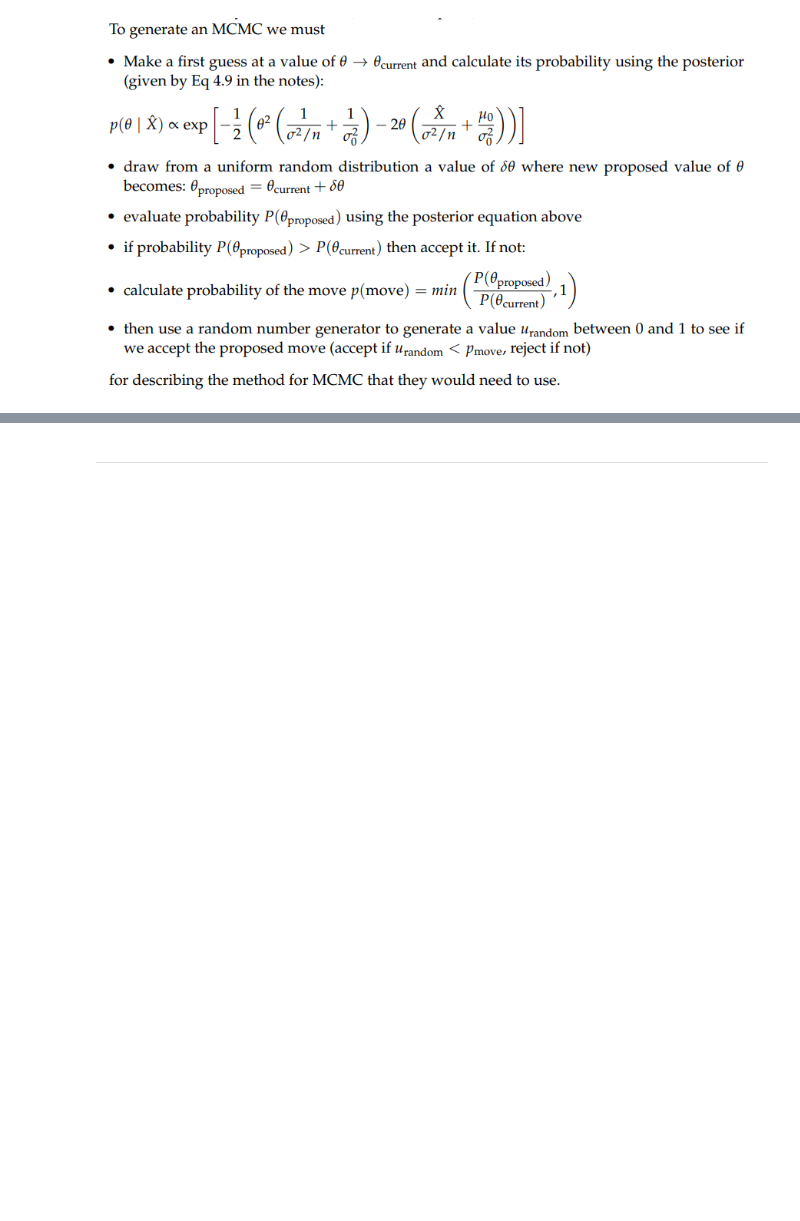
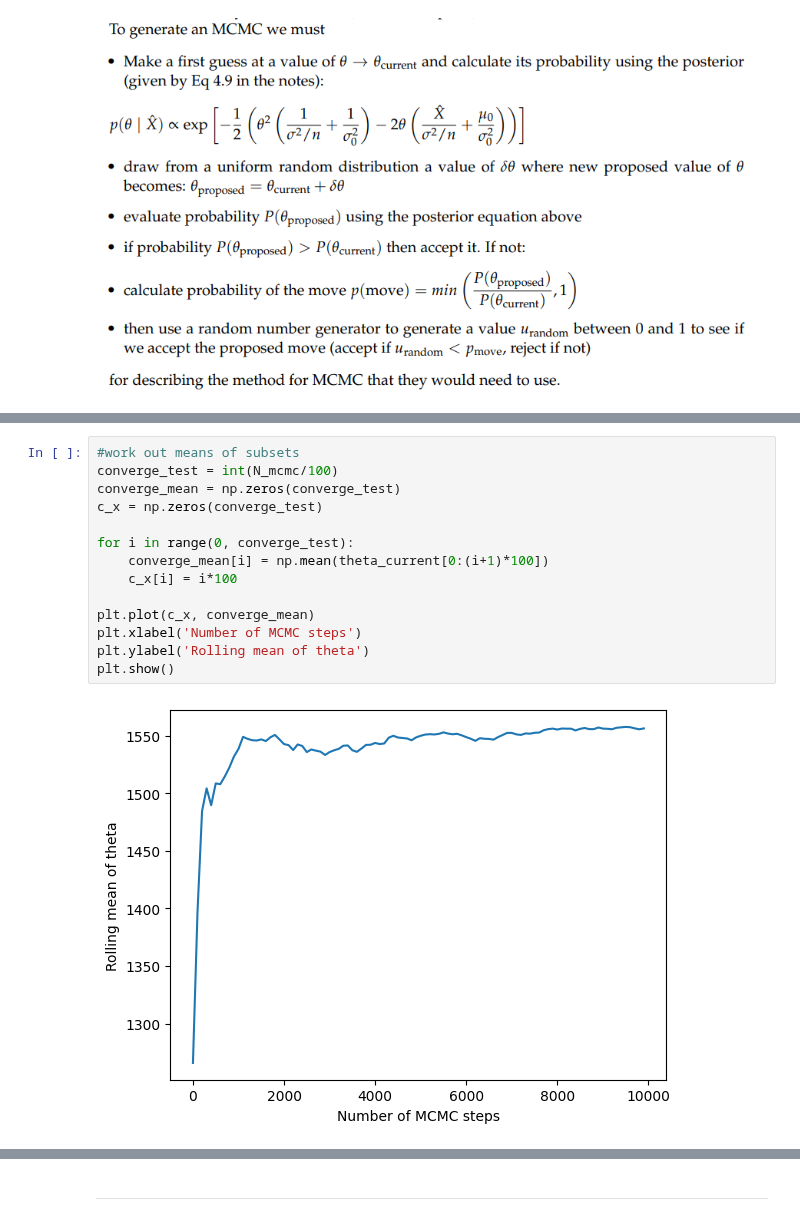
Before and after one commit to Clarke-Henshaw-Miles/extra, a Jupyter notebook: DATA SCIENCE/Chapter7Attempt.ipynb, the cells around one changed output, grey strips where cells are left out. Saved outputs shown, nothing was run; the diff lists cells and outputs as text; blank space fills up the shorter version.

```diff
--- a/DATA SCIENCE/Chapter7Attempt.ipynb
+++ b/DATA SCIENCE/Chapter7Attempt.ipynb
@@ -107,0 +173,16 @@ plt.show()
+# %%
+#work out means of subsets
+converge_test = int(N_mcmc/100)
+converge_mean = np.zeros(converge_test)
+c_x = np.zeros(converge_test)
+
+for i in range(0, converge_test):
+    converge_mean[i] = np.mean(theta_current[0:(i+1)*100])
+    c_x[i] = i*100
+
+plt.plot(c_x, converge_mean)
+plt.xlabel('Number of MCMC steps')
+plt.ylabel('Rolling mean of theta')
+plt.show()
+# %% [output]
+[figure, added]
```
Also changed, not shown: parts of 10 cells of this notebook.
